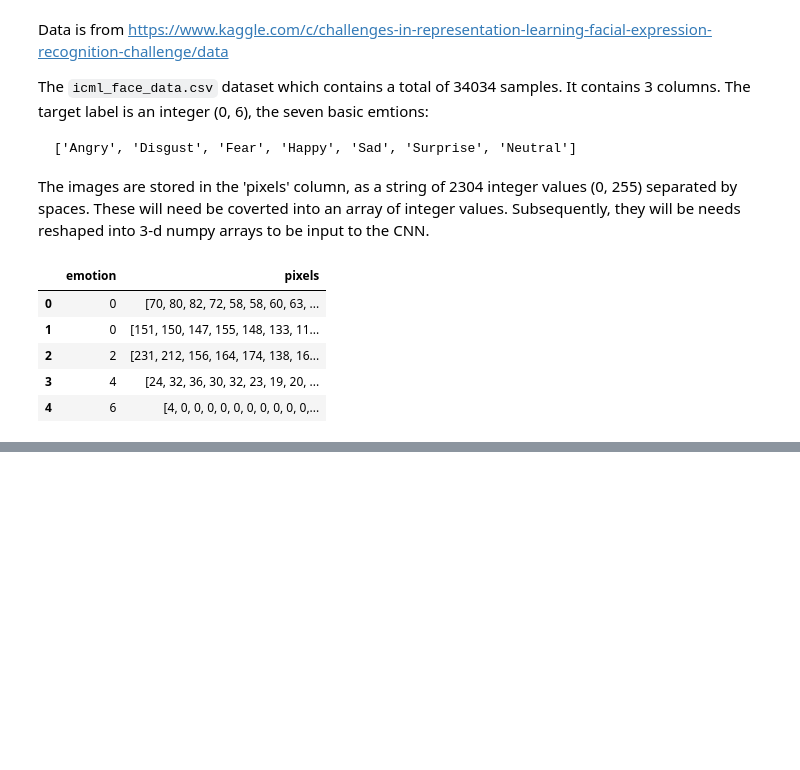
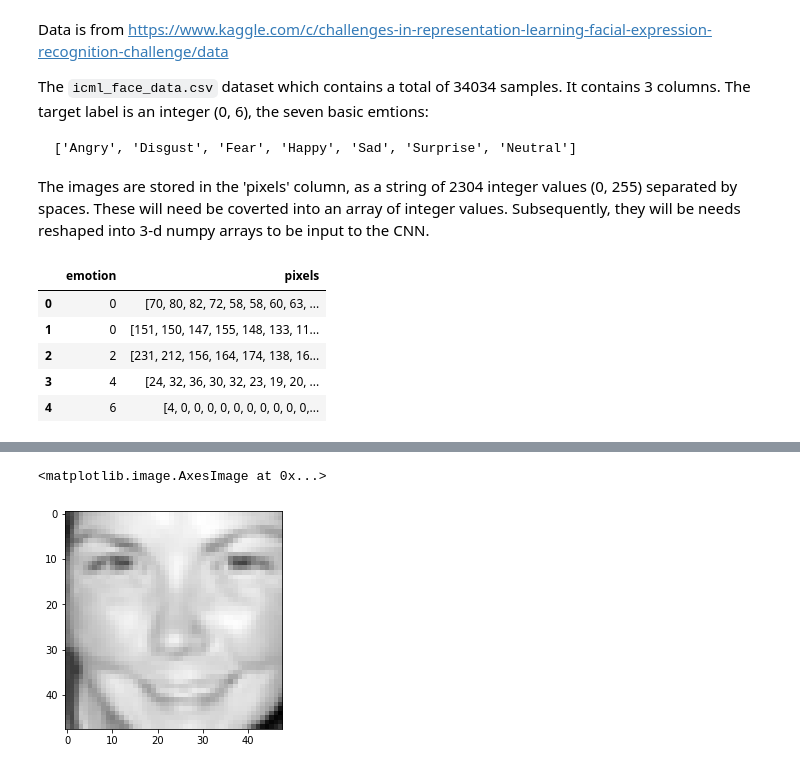
Before and after one commit to karencfisher/face_express, a Jupyter notebook: notebooks/vector_model1.ipynb, the cells around one changed output, grey strips where cells are left out. Cells and saved outputs as stored; diff of their text form; code cells hidden in the pictures; blank space fills up the shorter version.

```diff
--- a/notebooks/vector_model1.ipynb
+++ b/notebooks/vector_model1.ipynb
@@ -76,3 +136,9 @@ shape_predictor_68_ 100%[===================>]  95.08M   123MB/s    in 0.8s
+# %%
+img = align(df.iloc[8]['pixels'])
+plt.imshow(img, cmap='gray')
+# %% [output]
+<matplotlib.image.AxesImage at 0x...>
+[figure, added]
 # %%
 predictor = dlib.shape_predictor("shape_predictor_68_face_landmarks.dat?raw=true")
 
```
Also changed, not shown: parts of 23 cells of this notebook.
